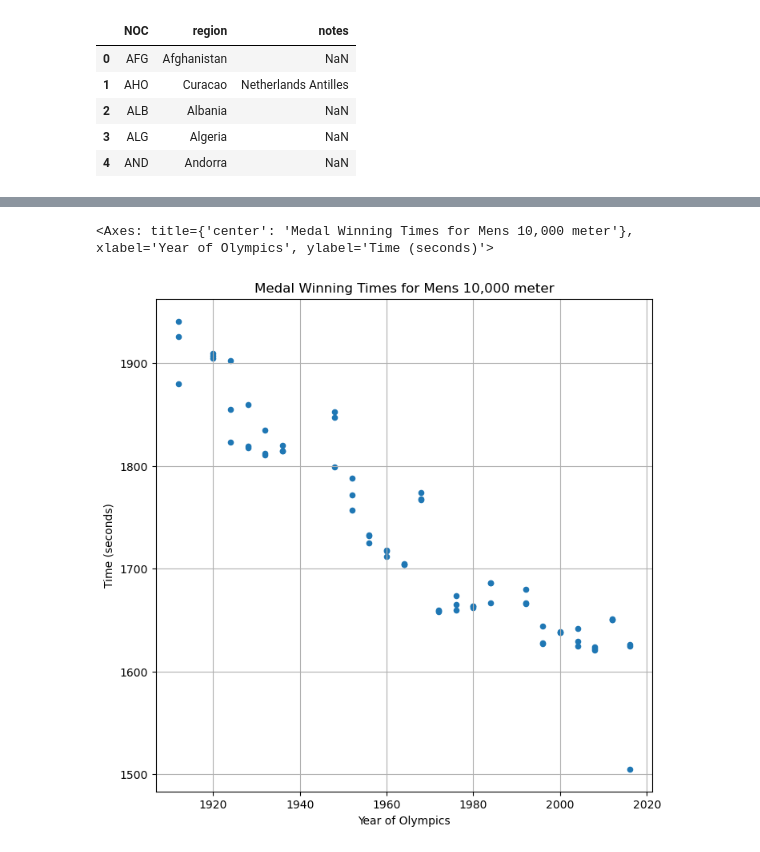
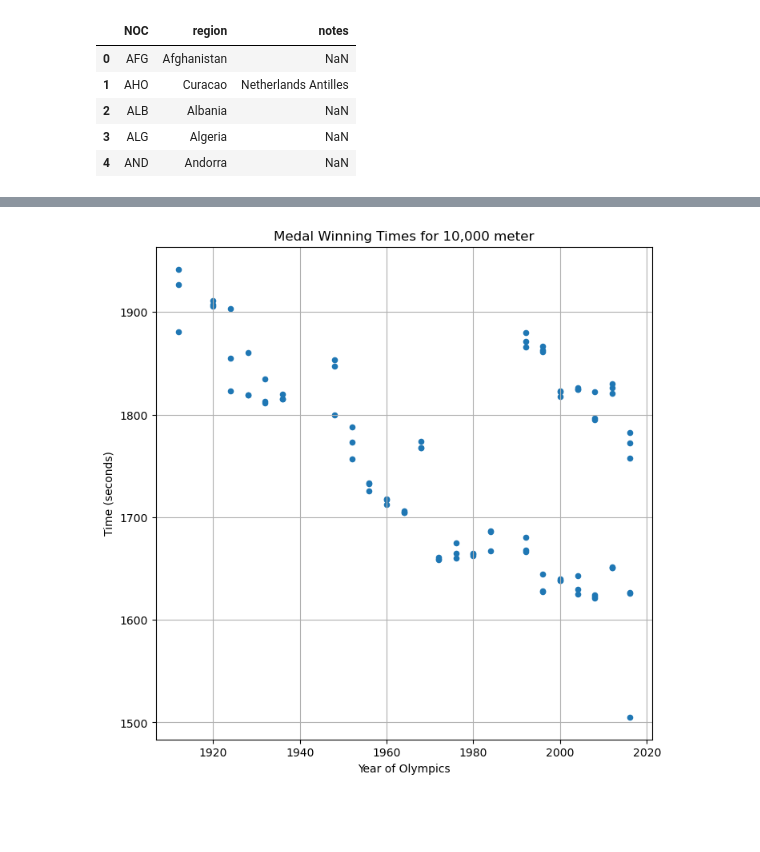
Before and after one commit to BlufferMK/Olympics_Project, a Jupyter notebook: OlympicPy.ipynb, the cells around one changed output, grey strips where cells are left out. Drawn from its saved outputs; the diff is of its cells as text; code cells hidden in the pictures; blank space fills up the shorter version.

Commit message:
cleaned some data

```diff
--- a/OlympicPy.ipynb
+++ b/OlympicPy.ipynb
@@ -71,5 +132,5 @@ NOC_data.head()
 # %%
-ten_thousand_m_df = olympic_track_data.loc[olympic_track_data['Event']=="10000M Men"]
+ten_thousand_m_df = distance_df.loc[(distance_df['Event']=='10000M Women')|(distance_df['Event']=='10000M Men')]
 
-ten_thousand_m_df.dtypes
+ten_thousand_m_df.tail()
 # %% [output]
@@ -85,25 +142,0 @@ dtype: object
-# %%
-# Split the time strings into minutes, seconds, and hundredths
-
-seconds_result = []
-minutes = ""
-seconds = ""
-
-for result in ten_thousand_m_df['Result']:
-    try:
-        time = datetime.strptime(result,"%M:%S.%f")
-    except ValueError:
-        print("There was a time that didn't fit the format")
-
-
-# Convert the components to integers
-    minutes = time.minute
-    seconds = time.second
-    hundredths = time.microsecond
-    total_seconds = minutes * 60 + seconds
-
-    seconds_result.append(total_seconds)
-
-ten_thousand_m_df['Time(s)']=seconds_result
-
-ten_thousand_m_df.head()
@@ -117,11 +143,9 @@ ten_thousand_m_df.head()
 # %%
-# Build scatter plot for Time result vs. Year of Olympics
-ten_thousand_m_df.plot(kind="scatter", x="Year", y="Time(s)", grid=True, figsize=(8,8),
-              title="Medal Winning Times for Mens 10,000 meter",xlabel = "Year of Olympics", ylabel = "Time (seconds)")
+# Create the scatter plot
+ten_thousand_m_df.plot(kind="scatter", x="Year", y="Time", grid=True, figsize=(8,8),
+              title="Medal Winning Times for 10,000 meter",xlabel = "Year of Olympics", ylabel = "Time (seconds)")
 
-
-# Incorporate the other graph properties
-# YOUR CODE HERE
+# Show the plot
+plt.show()
 # %% [output]
-<Axes: title={'center': 'Medal Winning Times for Mens 10,000 meter'}, xlabel='Year of Olympics', ylabel='Time (seconds)'>
-[figure, old version]
+[figure, new version]
```
Also changed, not shown: parts of 10 cells of this notebook, 1 other file.
